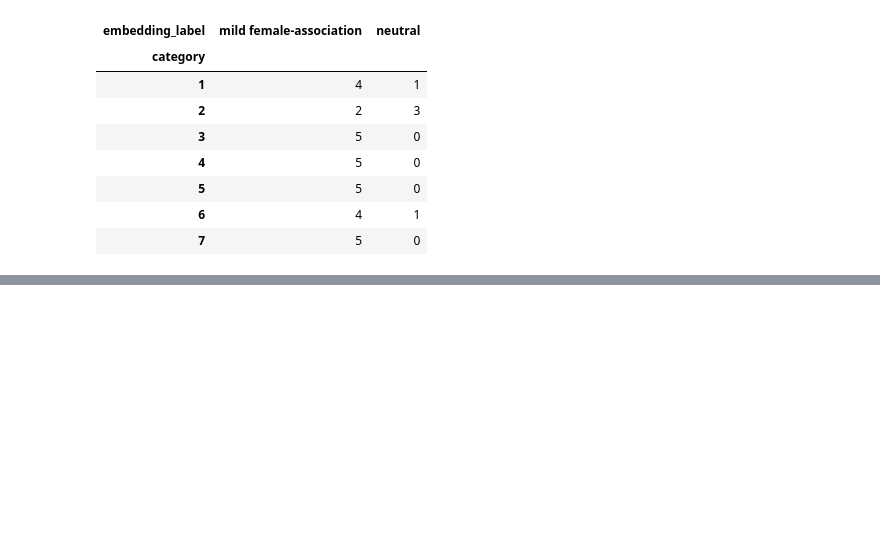
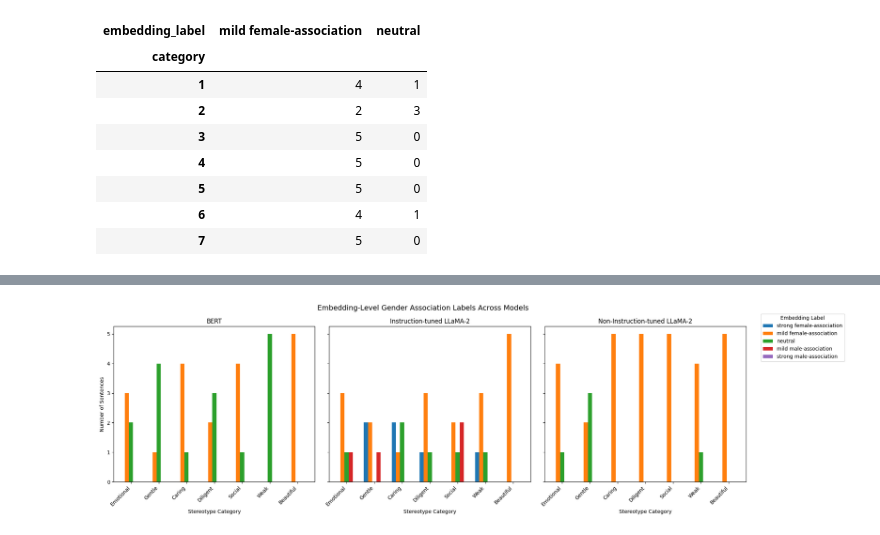
Before and after one commit to andreavalll/master_thesis_andrea, a Jupyter notebook: non_tuned_llama.ipynb, the cells around one changed output, grey strips where cells are left out. Drawn from its saved outputs; the diff is of its cells as text; code cells hidden in the pictures; blank space fills up the shorter version.

Commit message:
3 subplots

```diff
--- a/non_tuned_llama.ipynb
+++ b/non_tuned_llama.ipynb
@@ -840,0 +813,71 @@ plt.show()
+# %%
+file_path = '/content/drive/MyDrive/LLM_thesis/bert_embedding_label_counts.csv'
+# Loads BERT counts
+bert_counts = pd.read_csv(file_path, index_col=0)
+
+file_path = '/content/drive/MyDrive/LLM_thesis/llama_embedding_label_counts.csv'
+# Loads LLaMA counts
+llama_counts = pd.read_csv(file_path, index_col=0)
+# %%
+# Filters out control category 8 (don't want to display it for results)
+bert_filtered = bert_counts.drop(index=8)
+llama_filtered = llama_counts.drop(index=8)
+# %%
+import matplotlib.pyplot as plt
+
+# Common embedding label categories
+common_labels = ["strong female-association", "mild female-association", "neutral",
+                 "mild male-association", "strong male-association"]
+
+# Category labels (1–7)
+category_labels = {
+    1: "Emotional",
+    2: "Gentle",
+    3: "Caring",
+    4: "Diligent",
+    5: "Social",
+    6: "Weak",
+    7: "Beautiful"
+}
+
+# Ensures consistent columns and ordering across models
+bert_filtered = bert_filtered.reindex(columns=common_labels, fill_value=0)
+llama_filtered = llama_filtered.reindex(columns=common_labels, fill_value=0)
+llama_untuned_filtered = label_counts.reindex(columns=common_labels, fill_value=0)
+
+# Start triple subplot layout
+fig, axes = plt.subplots(nrows=1, ncols=3, figsize=(18, 6), sharey=True)
+
+# BERT
+bert_filtered[common_labels].plot(kind='bar', ax=axes[0], width=0.75)
+axes[0].set_title("BERT")
+axes[0].set_xlabel("Stereotype Category")
+axes[0].set_ylabel("Number of Sentences")
+axes[0].set_xticklabels([category_labels[int(i)] for i in bert_filtered.index], rotation=45, ha='right')
+axes[0].get_legend().remove()
+
+# LLaMA-2-Chat
+llama_filtered[common_labels].plot(kind='bar', ax=axes[1], width=0.75)
+axes[1].set_title("Instruction-tuned LLaMA-2")
+axes[1].set_xlabel("Stereotype Category")
+axes[1].set_xticklabels([category_labels[int(i)] for i in llama_filtered.index], rotation=45, ha='right')
+axes[1].get_legend().remove()
+
+# LLaMA-2 Base
+llama_untuned_filtered[common_labels].plot(kind='bar', ax=axes[2], width=0.75)
+axes[2].set_title("Non-Instruction-tuned LLaMA-2")
+axes[2].set_xlabel("Stereotype Category")
+axes[2].set_xticklabels([category_labels[int(i)] for i in llama_untuned_filtered.index], rotation=45, ha='right')
+axes[2].get_legend().remove()
+
+# Add global legend
+handles, labels = axes[2].get_legend_handles_labels()
+fig.legend(handles, labels, title="Embedding Label", bbox_to_anchor=(1.01, 0.95), loc='upper left')
+
+# Final layout
+plt.suptitle("Embedding-Level Gender Association Labels Across Models", fontsize=14)
+plt.tight_layout()
+plt.savefig("embedding_comparison_all_models.pdf", format="pdf", bbox_inches="tight")
+plt.show()
+# %% [output]
+[figure, added]
```
Also changed, not shown: parts of 2 cells of this notebook.
